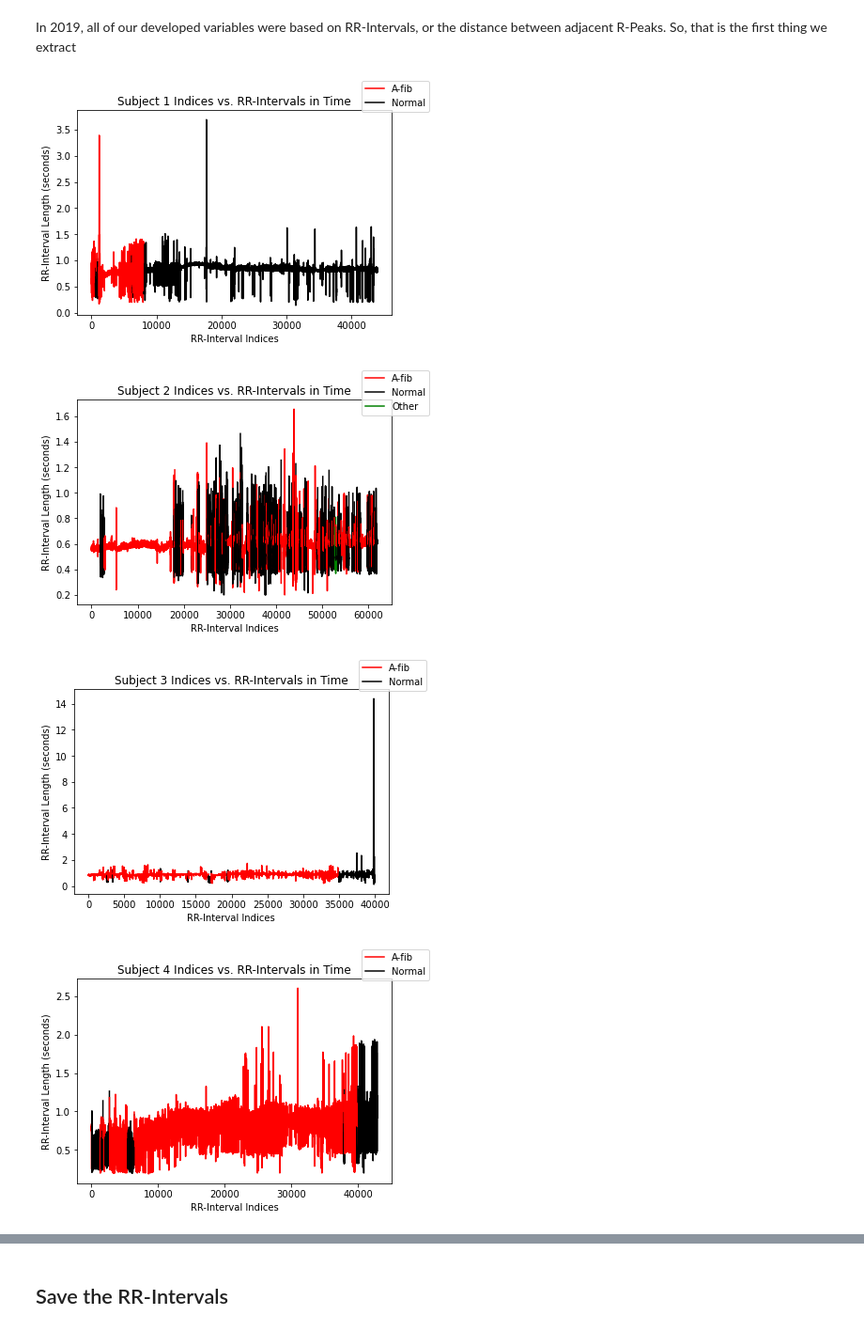
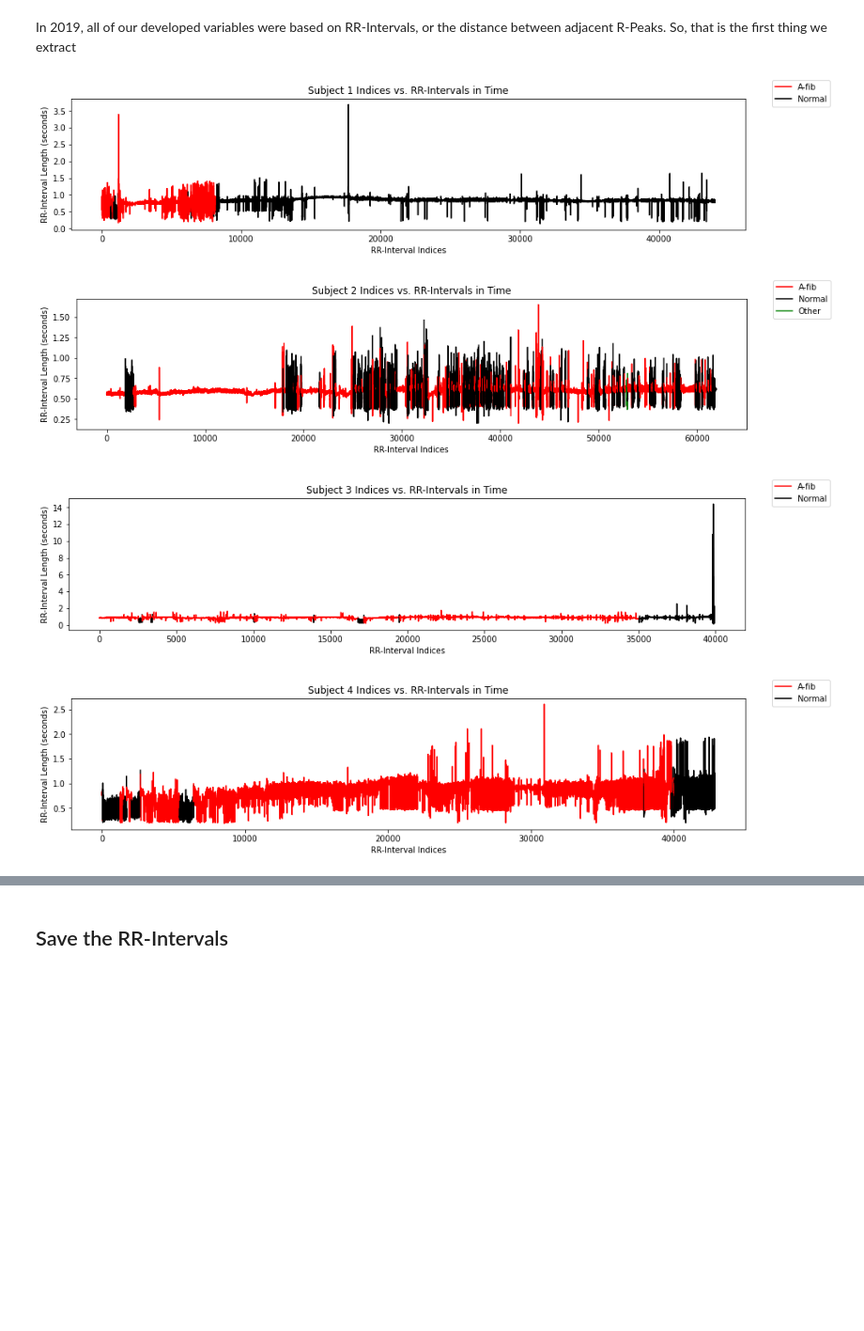
Before and after one commit to NNLUliskey/svsm_ml_2022, a Jupyter notebook: work_6_29_EDA.ipynb, the cells around one changed output, grey strips where cells are left out. Shown at 94% size. Drawn from its saved outputs; the diff is of its cells as text; code cells hidden in the pictures; blank space fills up the shorter version.

```diff
--- a/work_6_29_EDA.ipynb
+++ b/work_6_29_EDA.ipynb
@@ -118,70 +103,87 @@ for integer in tqdm(range(0, 23)):
 # %%
-comp = ''
-counter = 0
-mini = 0
-subject_counter = 0
+comp = '' #Compare when df['Rhythm'] changes from normal to Afib
+counter = 0 #Upper bound for line
+mini = 0 #(Minimum) Lower bound for line
+subject_counter = 0 #Retrieve the specific subject array from rr_timeints
 labels = 'Red = A-fib, Black = Normal, Green = Other'
 
 for df in tqdm(subject_list):
+
     comp = ''
     counter = 0
     mini = 0
     ins_norm_counter = 0
     ins_other_counter = 0
     ins_afib_counter = 0
-    fig, axs = plt.subplots()
+    fig, axs = plt.subplots(figsize=(15,3))
     plt.title('Subject ' + str(subject_counter+1) + ' Indices vs. RR-Intervals in Time')
     plt.xlabel('RR-Interval Indices')
     plt.ylabel('RR-Interval Length (seconds)')
+
+    #Set x and y for line of best fit
+    for num in len(df['Rhythm']):
+
+
+
     for item in df['Rhythm']:
+
         counter += 1
+
         if item != comp and comp != '':
+
             if item == 'N':
                 if ins_norm_counter == 0:
                     axs.plot(range(mini, counter), rr_timeints[subject_counter][mini:counter], color='black',label = 'Normal')
                     ins_norm_counter += 1
                 else:
                     axs.plot(range(mini, counter), rr_timeints[subject_counter][mini:counter], color='black')
+
             if item == 'O':
                 if ins_other_counter == 0:
                     axs.plot(range(mini, counter), rr_timeints[subject_counter][mini:counter], color='green',label = 'Other')
                     ins_other_counter += 1
                 else:
                     axs.plot(range(mini, counter), rr_timeints[subject_counter][mini:counter], color='green')
+
             if item == 'A':
                 if ins_afib_counter == 0:
                     axs.plot(range(mini, counter), rr_timeints[subject_counter][mini:counter], color='red',label = 'A-fib')
                     ins_afib_counter += 1
                 else:
                     axs.plot(range(mini, counter), rr_timeints[subject_counter][mini:counter], color='red')
             mini = counter
+
         elif counter == len(df['Rhythm']):
+
             if item == 'N':
                 if ins_norm_counter == 0:
                     axs.plot(range(mini, counter), rr_timeints[subject_counter][mini:counter], color='black',label = 'Normal')
                     ins_norm_counter += 1
                 else:
                     axs.plot(range(mini, counter), rr_timeints[subject_counter][mini:counter], color='black')
+
             if item == 'O':
                 if ins_other_counter == 0:
                     axs.plot(range(mini, counter), rr_timeints[subject_counter][mini:counter], color='green',label = 'Other')
                     ins_other_counter += 1
                 else:
                     axs.plot(range(mini, counter), rr_timeints[subject_counter][mini:counter], color='green')
+
             if item == 'A':
                 if ins_afib_counter == 0:
                     axs.plot(range(mini, counter), rr_timeints[subject_counter][mini:counter], color='red',label = 'A-fib')
                     ins_afib_counter += 1
                 else:
                     axs.plot(range(mini, counter), rr_timeints[subject_counter][mini:counter], color='red')
+
         comp = item
     subject_counter += 1
     fig.legend(loc='upper right')
 
 
 plt.show()
 # %% [output]
-[figure, old version]
+[figure, new version]
-[figure, old version]
+[figure, new version]
-[figure, old version]
+[figure, new version]
-[figure, old version]
+[figure, new version]
```
Also changed, not shown: parts of 3 cells of this notebook.
